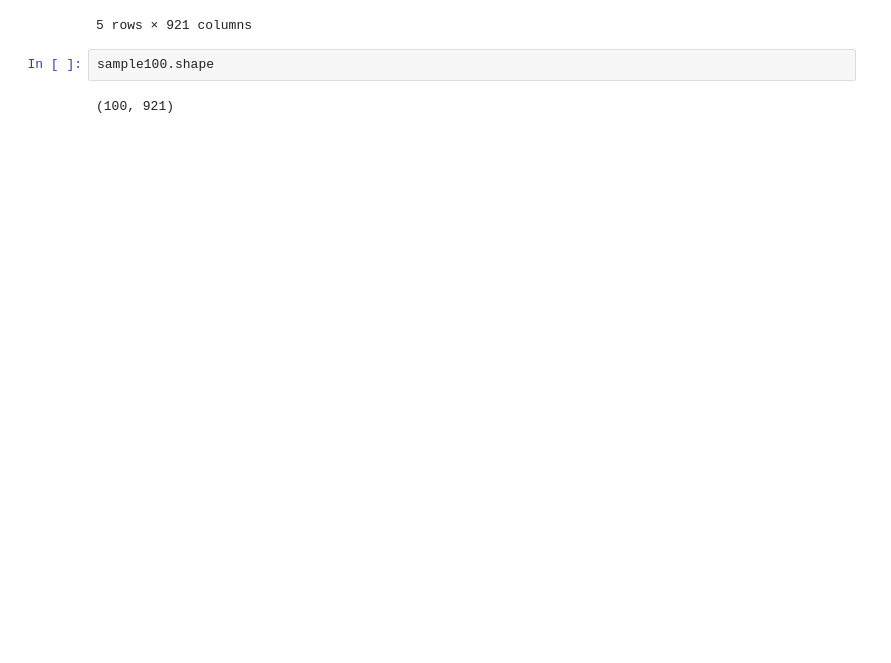
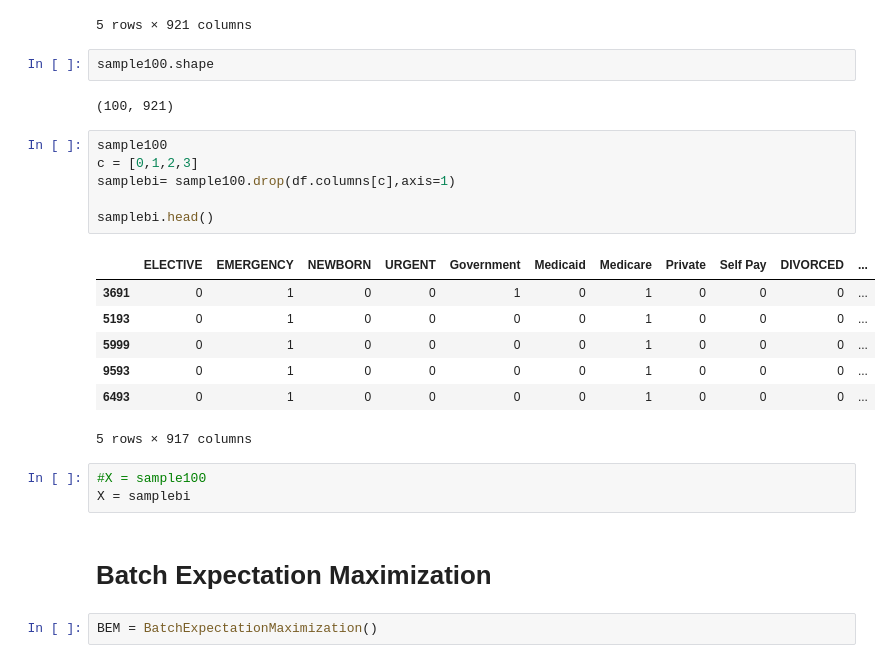
Before and after one commit to kathy908000/Health-Care-Research, a Jupyter notebook: code/gaussian_copula_py.ipynb, the cells around one changed output. Cells and saved outputs as stored; diff of their text form; blank space fills up the shorter version.

```diff
--- a/code/gaussian_copula_py.ipynb
+++ b/code/gaussian_copula_py.ipynb
@@ -86,3 +82,24 @@ sample100.head()
 sample100.shape
 # %% [output]
 (100, 921)
+# %%
+sample100
+c = [0,1,2,3]
+samplebi= sample100.drop(df.columns[c],axis=1)
+
+samplebi.head()
+# %% [output]
+|  | ELECTIVE | EMERGENCY | NEWBORN | URGENT | Government | Medicaid | Medicare | Private | Self Pay | DIVORCED | ... |
+| 3691 | 0 | 1 | 0 | 0 | 1 | 0 | 1 | 0 | 0 | 0 | ... |
+| 5193 | 0 | 1 | 0 | 0 | 0 | 0 | 1 | 0 | 0 | 0 | ... |
+| 5999 | 0 | 1 | 0 | 0 | 0 | 0 | 1 | 0 | 0 | 0 | ... |
+| 9593 | 0 | 1 | 0 | 0 | 0 | 0 | 1 | 0 | 0 | 0 | ... |
+| 6493 | 0 | 1 | 0 | 0 | 0 | 0 | 1 | 0 | 0 | 0 | ... |
+5 rows × 917 columns
+# %%
+#X = sample100
+X = samplebi
+# %% [markdown]
+# Batch Expectation Maximization
+# %%
+BEM = BatchExpectationMaximization()
```
Also changed, not shown: parts of 22 cells of this notebook, 2 other files.
